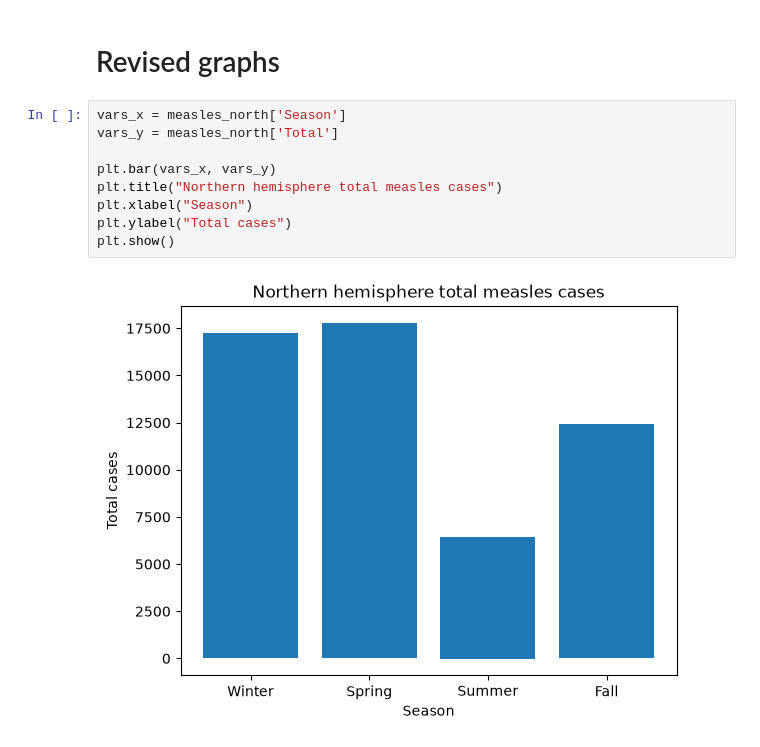
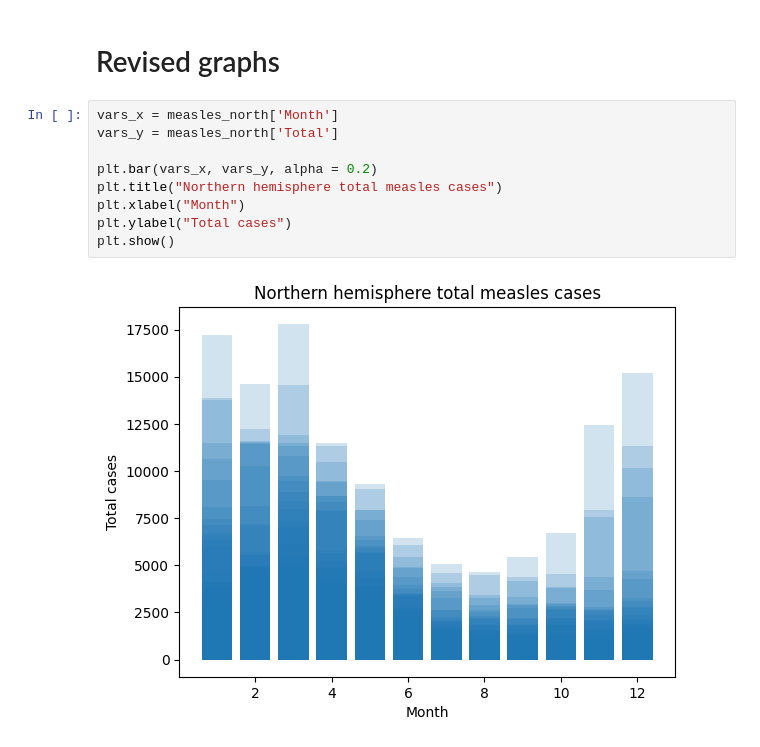
Before and after one commit to vanillaloki9306/Measles-and-Rubella-dataset-project, a Jupyter notebook: Measles_and_Rubella_project.ipynb, the cells around one changed output. Saved outputs shown, nothing was run; the diff lists cells and outputs as text.

```diff
--- a/Measles_and_Rubella_project.ipynb
+++ b/Measles_and_Rubella_project.ipynb
@@ -583,14 +620,14 @@ rubella_north
 # %% [markdown]
 # Revised graphs
 # %%
-vars_x = measles_north['Season']
+vars_x = measles_north['Month']
 vars_y = measles_north['Total']
 
-plt.bar(vars_x, vars_y)
+plt.bar(vars_x, vars_y, alpha = 0.2)
 plt.title("Northern hemisphere total measles cases")
-plt.xlabel("Season")
+plt.xlabel("Month")
 plt.ylabel("Total cases")
 plt.show()
 # %% [output]
-[figure, old version]
+[figure, new version]
 # %%
```
Also changed, not shown: parts of 13 cells of this notebook.
